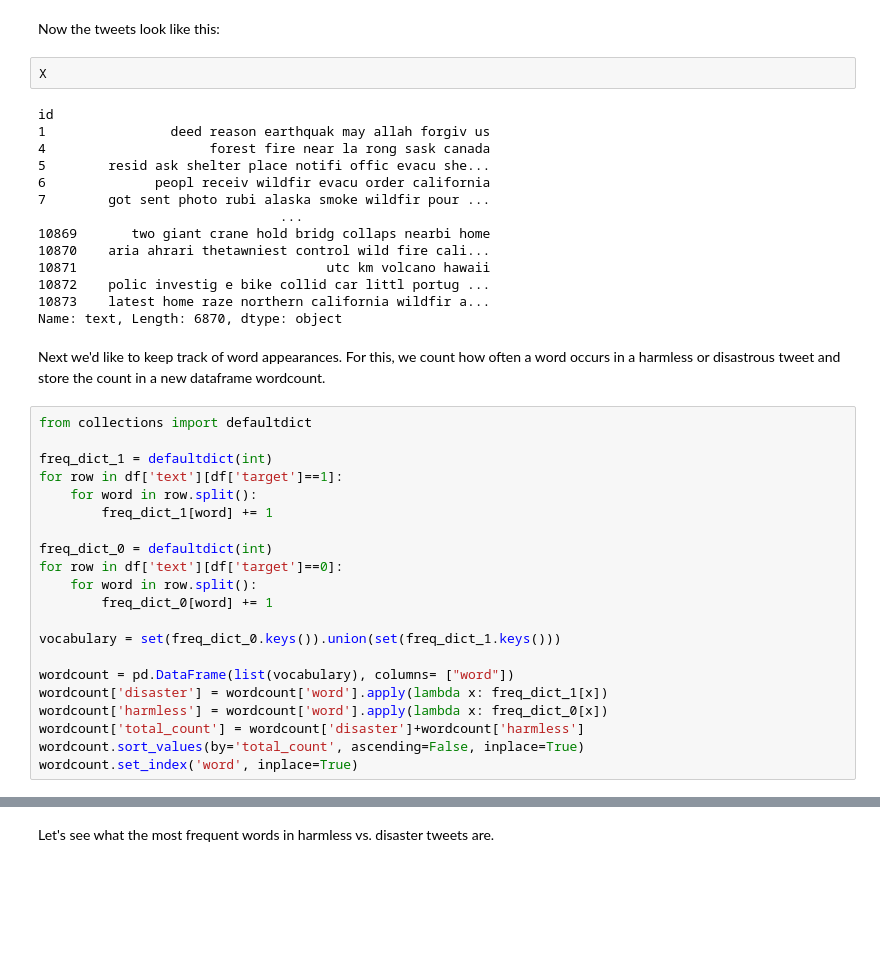
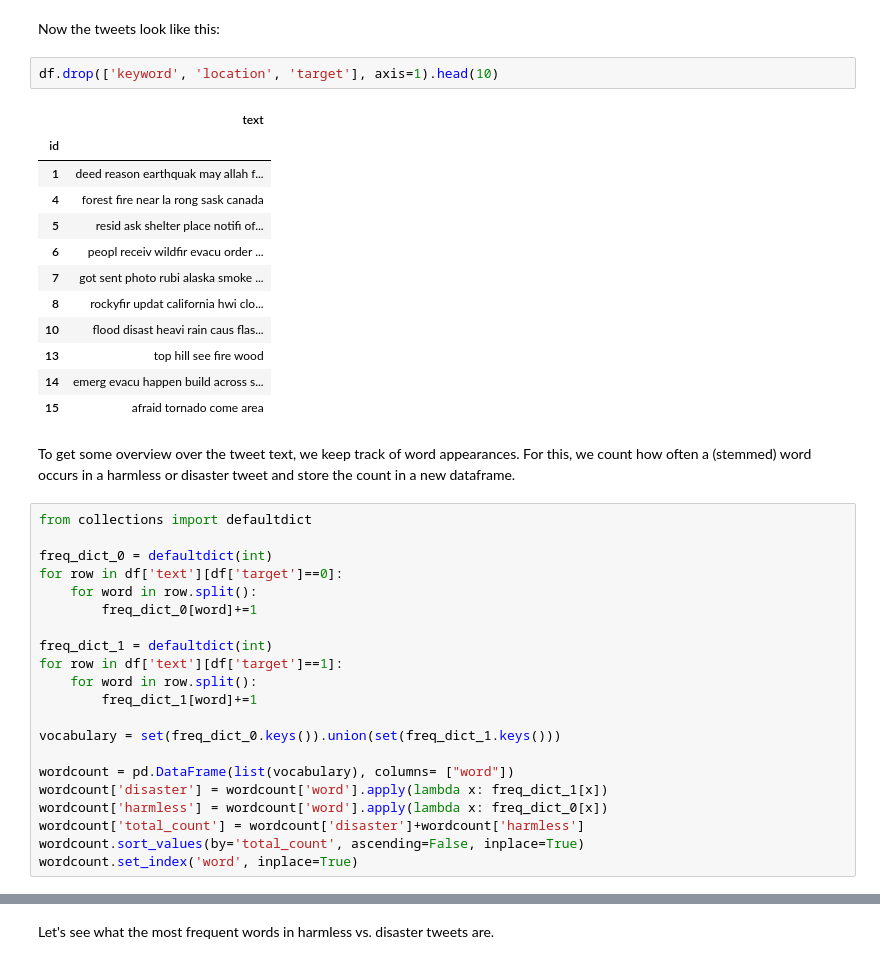
Before and after one commit to sloebrich/Tweet-analysis, a Jupyter notebook: NLP.ipynb, the cells around one changed output, grey strips where cells are left out. Saved outputs shown, nothing was run; the diff lists cells and outputs as text; blank space fills up the shorter version.

```diff
--- a/NLP.ipynb
+++ b/NLP.ipynb
@@ -82,36 +98,35 @@ X_test = clean(test)['text']
 y_test = test['target']
 # %% [markdown]
 Now the tweets look like this:
-# %%
-X
-# %% [output]
-id
-1                deed reason earthquak may allah forgiv us
-4                     forest fire near la rong sask canada
-5        resid ask shelter place notifi offic evacu she...
-6              peopl receiv wildfir evacu order california
-7        got sent photo rubi alaska smoke wildfir pour ...
-                               ...
-10869       two giant crane hold bridg collaps nearbi home
-10870    aria ahrari thetawniest control wild fire cali...
-10871                                utc km volcano hawaii
-10872    polic investig e bike collid car littl portug ...
-10873    latest home raze northern california wildfir a...
-Name: text, Length: 6870, dtype: object
+# %%
+df.drop(['keyword', 'location', 'target'], axis=1).head(10)
+# %% [output]
+|  | text |
+| id |  |
+| 1 | deed reason earthquak may allah f... |
+| 4 | forest fire near la rong sask canada |
+| 5 | resid ask shelter place notifi of... |
+| 6 | peopl receiv wildfir evacu order ... |
+| 7 | got sent photo rubi alaska smoke ... |
+| 8 | rockyfir updat california hwi clo... |
+| 10 | flood disast heavi rain caus flas... |
+| 13 | top hill see fire wood |
+| 14 | emerg evacu happen build across s... |
+| 15 | afraid tornado come area |
 # %% [markdown]
-Next we'd like to keep track of word appearances. For this, we count how often a word occurs in a harmless or disastrous tweet and store the count in a new dataframe wordcount.
+To get some overview over the tweet text, we keep track of word appearances. For this, we count how often a (stemmed) word occurs in a harmless or disaster tweet and store the count in a new dataframe.
 # %%
 from collections import defaultdict
+
+freq_dict_0 = defaultdict(int)
+for row in df['text'][df['target']==0]:
+    for word in row.split():
+        freq_dict_0[word]+=1
 
 freq_dict_1 = defaultdict(int)
 for row in df['text'][df['target']==1]:
     for word in row.split():
-        freq_dict_1[word] += 1
-
-freq_dict_0 = defaultdict(int)
-for row in df['text'][df['target']==0]:
-    for word in row.split():
-        freq_dict_0[word] += 1
+        freq_dict_1[word]+=1
 
 vocabulary = set(freq_dict_0.keys()).union(set(freq_dict_1.keys()))
 
```
Also changed, not shown: parts of 33 cells of this notebook.
